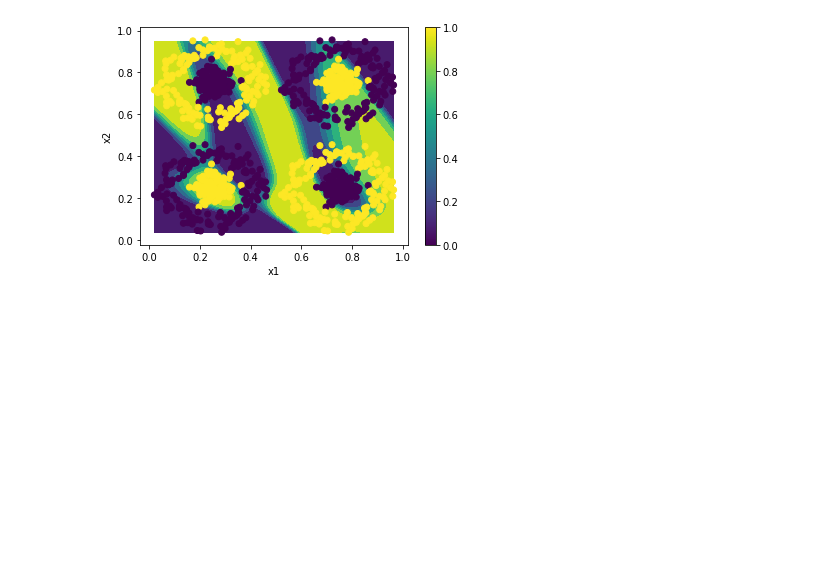
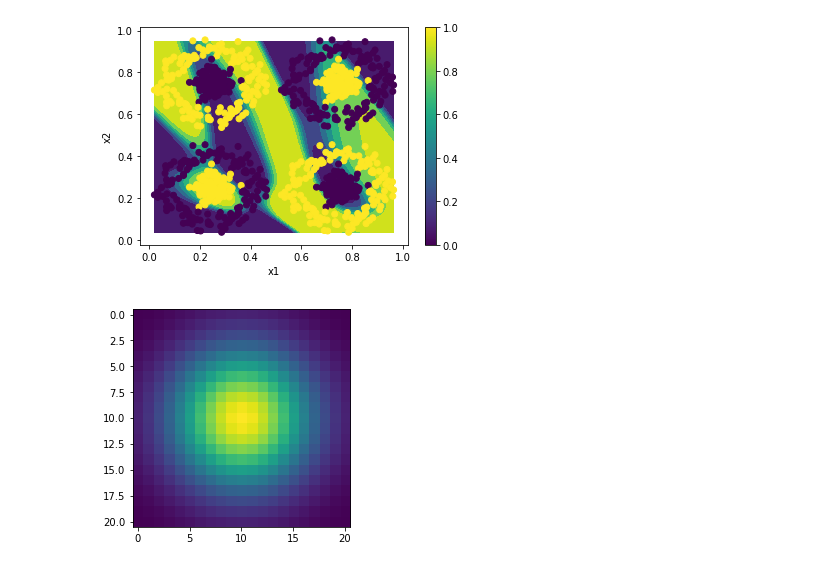
Before and after one commit to vais-ral/CCPi-ML, a Jupyter notebook: Jupyter_Notebooks/Keras_101_3_Layer_Number.ipynb, the cells around one changed output. Drawn from its saved outputs; the diff is of its cells as text; code cells hidden in the pictures; blank space fills up the shorter version.

```diff
--- a/Jupyter_Notebooks/Keras_101_3_Layer_Number.ipynb
+++ b/Jupyter_Notebooks/Keras_101_3_Layer_Number.ipynb
@@ -129,3 +129,23 @@ plt.show()
 # %% [output]
 [figure]
 [figure]
+# %%
+import numpy as np
+import scipy.stats as st
+
+def gkern(kernlen=21, nsig=3):
+    """Returns a 2D Gaussian kernel array."""
+
+    interval = (2*nsig+1.)/(kernlen)
+    x = np.linspace(-nsig-interval/2., nsig+interval/2., kernlen+1)
+    kern1d = np.diff(st.norm.cdf(x))
+    kernel_raw = np.sqrt(np.outer(kern1d, kern1d))
+    kernel = kernel_raw/kernel_raw.sum()
+    return kernel
+# %%
+import matplotlib.pyplot as plt
+plt.imshow(gkern(21), interpolation='none')
+plt.color
+plt.show()
+# %% [output]
+[figure, added]
```
Also changed, not shown: 1 other file.
